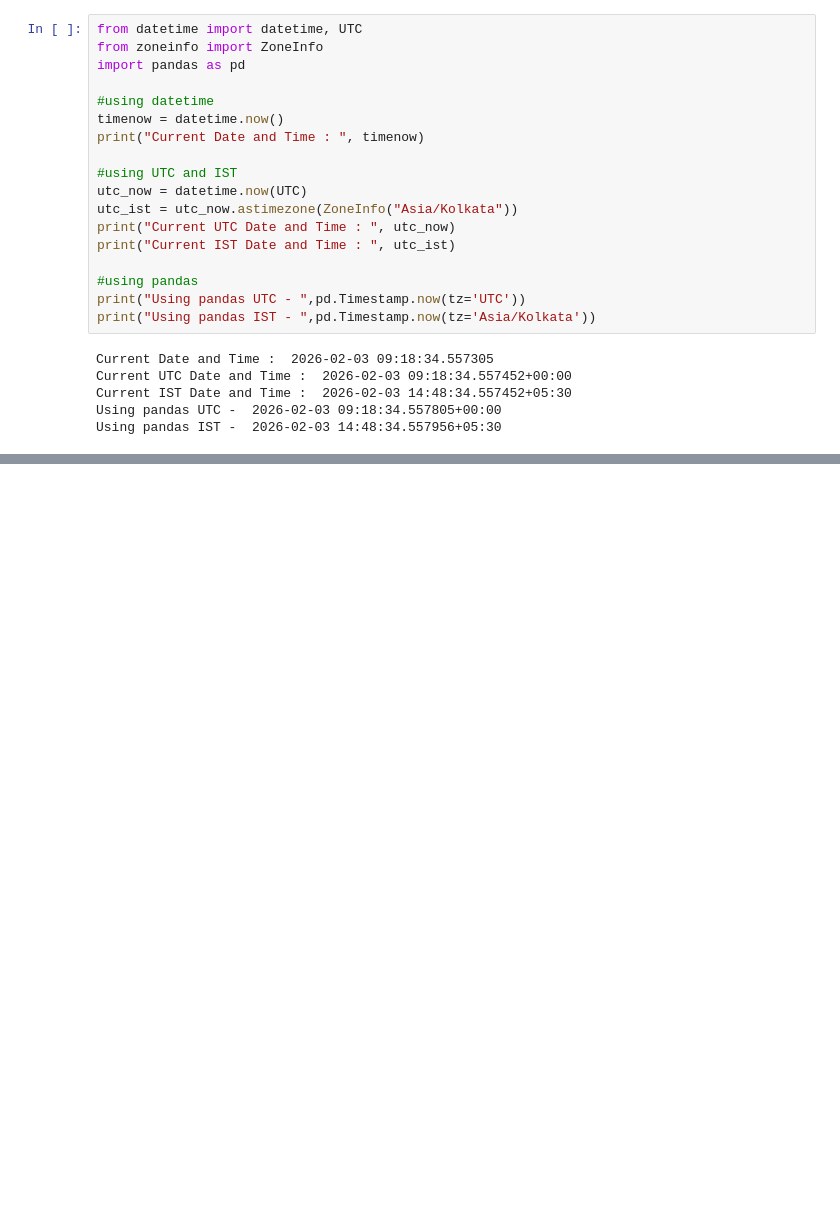
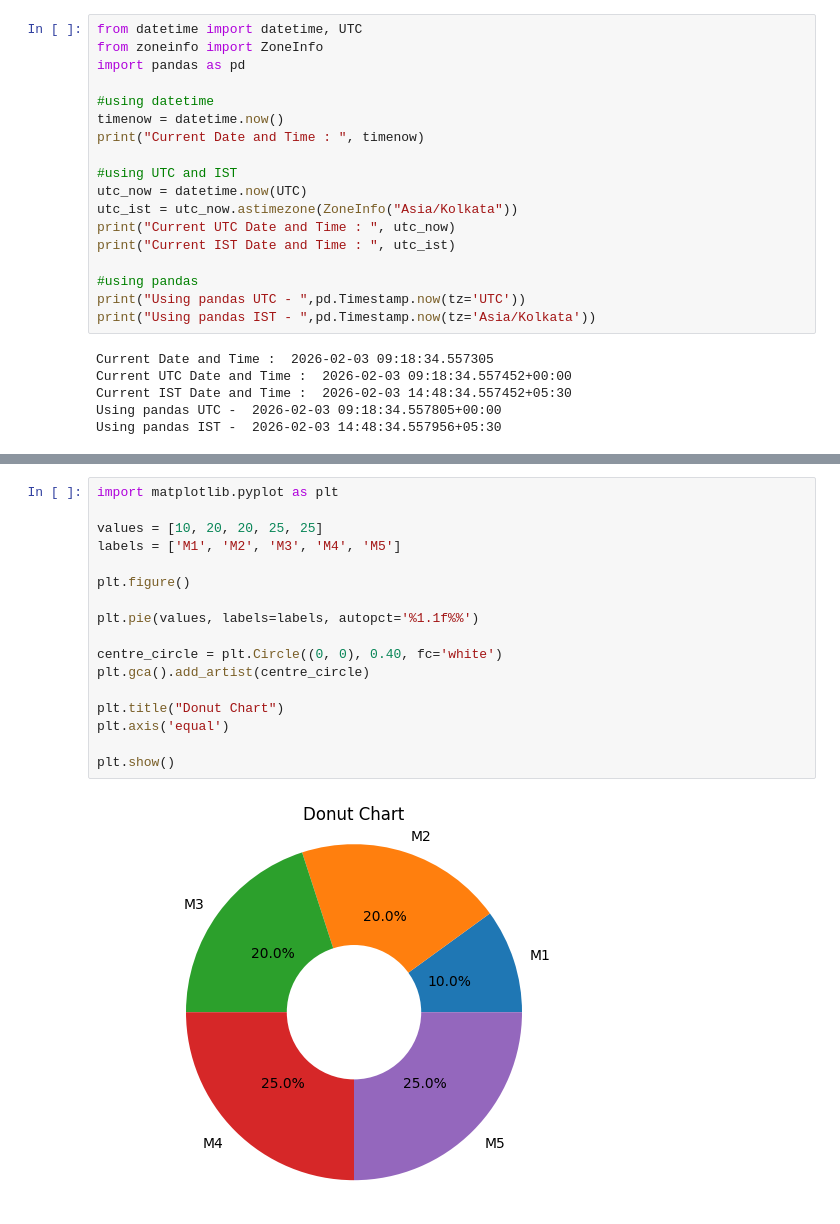
Before and after one commit to imrishi007/SEM-VI, a Jupyter notebook: DV/Classroom/Class1.ipynb, the cells around one changed output, grey strips where cells are left out. Saved outputs shown, nothing was run; the diff lists cells and outputs as text; blank space fills up the shorter version.

```diff
--- a/DV/Classroom/Class1.ipynb
+++ b/DV/Classroom/Class1.ipynb
@@ -297,0 +559,19 @@ ax.plot(x, y, marker='o')
+# %%
+import matplotlib.pyplot as plt
+
+values = [10, 20, 20, 25, 25]
+labels = ['M1', 'M2', 'M3', 'M4', 'M5']
+
+plt.figure()
+
+plt.pie(values, labels=labels, autopct='%1.1f%%')
+
+centre_circle = plt.Circle((0, 0), 0.40, fc='white')
+plt.gca().add_artist(centre_circle)
+
+plt.title("Donut Chart")
+plt.axis('equal')
+
+plt.show()
+# %% [output]
+[figure, added]
```
Also changed, not shown: parts of 21 cells of this notebook, 11 other files.
